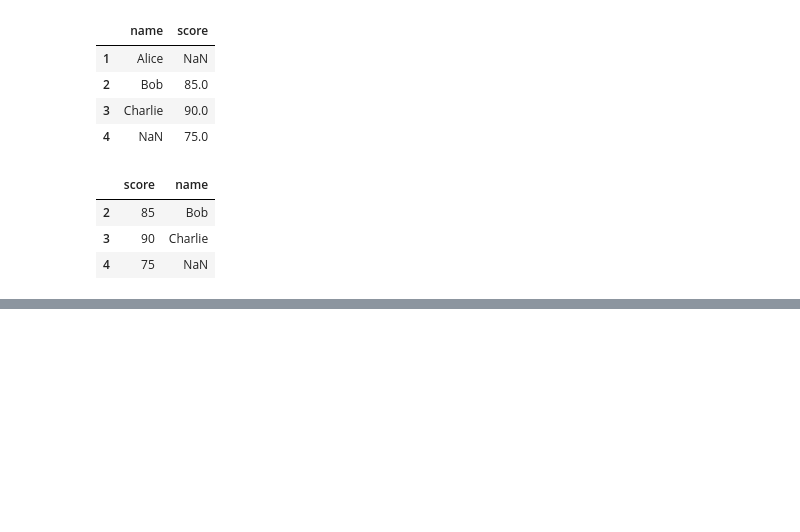
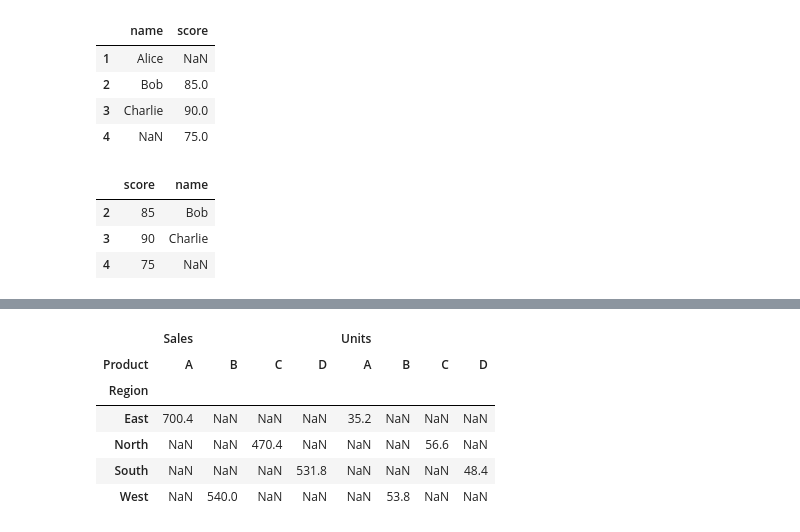
Before and after one commit to nishita-esrat/machine-learning, a Jupyter notebook: pandas/pandas.ipynb, the cells around one changed output, grey strips where cells are left out. Saved outputs shown, nothing was run; the diff lists cells and outputs as text; code cells hidden in the pictures; blank space fills up the shorter version.

```diff
--- a/pandas/pandas.ipynb
+++ b/pandas/pandas.ipynb
@@ -539,0 +698,11 @@ df7.join(df6)
+# %%
+pivot2 = pd.pivot_table(df9, values=['Sales', 'Units'], index='Region', columns='Product')
+pivot2
+# %% [output]
+|  | Sales |  |  |  | Units |  |  |  |
+| Product | A | B | C | D | A | B | C | D |
+| Region |  |  |  |  |  |  |  |  |
+| East | 700.4 | NaN | NaN | NaN | 35.2 | NaN | NaN | NaN |
+| North | NaN | NaN | 470.4 | NaN | NaN | NaN | 56.6 | NaN |
+| South | NaN | NaN | NaN | 531.8 | NaN | NaN | NaN | 48.4 |
+| West | NaN | 540.0 | NaN | NaN | NaN | 53.8 | NaN | NaN |
```
Also changed, not shown: parts of 27 cells of this notebook.
